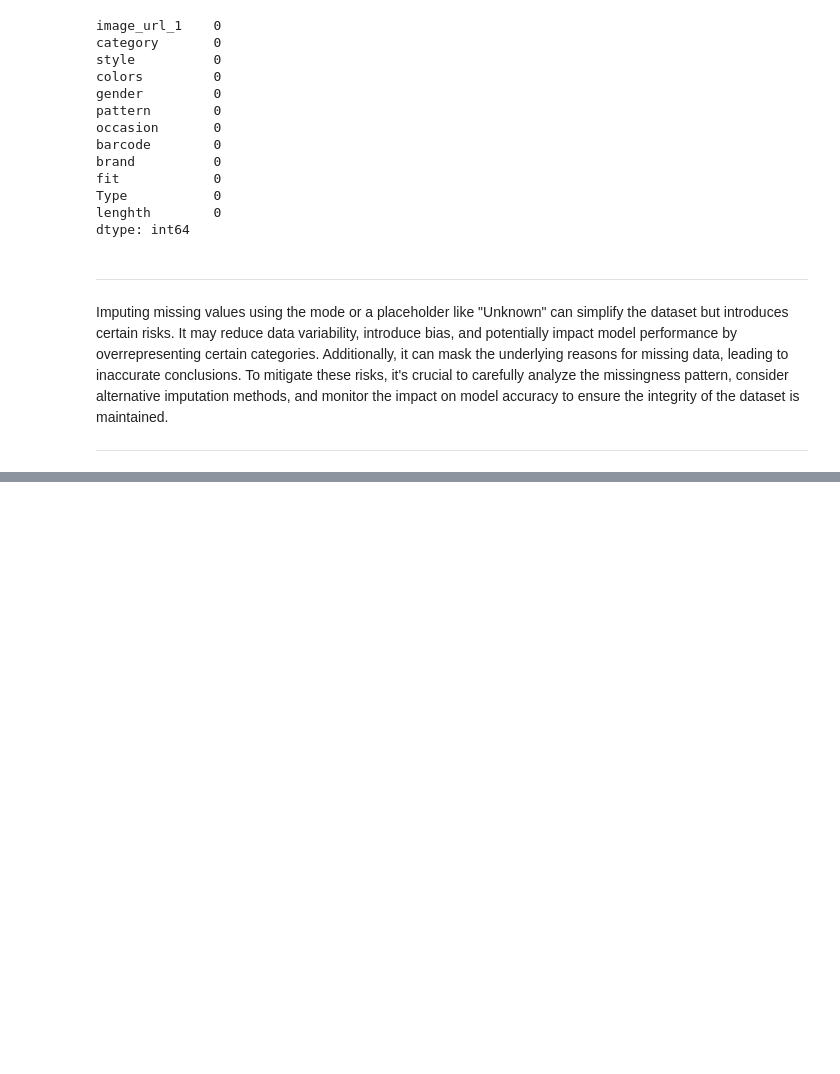
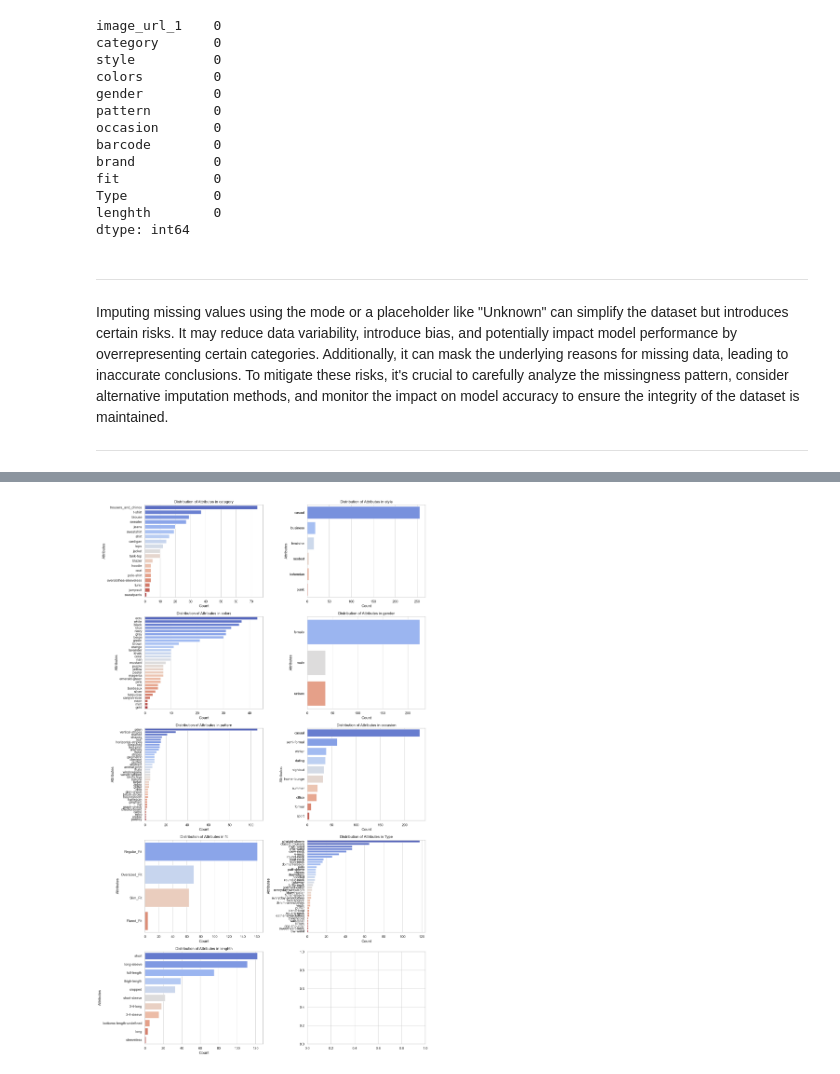
Before and after one commit to sif-eddine-boughris/contourlab_assignment, a Jupyter notebook: Solution/Data_preprocessing(EDA).ipynb, the cells around one changed output, grey strips where cells are left out. Cells and saved outputs as stored; diff of their text form; code cells hidden in the pictures; blank space fills up the shorter version.

```diff
--- a/Solution/Data_preprocessing(EDA).ipynb
+++ b/Solution/Data_preprocessing(EDA).ipynb
@@ -4,7 +4,7 @@ import numpy as np
 import matplotlib.pyplot as plt
 import seaborn as sns
 # %%
-file_path = "sampled_data.csv"
+file_path = "Data/sampled_data.csv"
 df_INIT = pd.read_csv(file_path)
 # %% [markdown]
 ## EDA (Exploratory Data Analysis)
@@ -523,6 +531,8 @@ ____
 # %%
 df_Drop = df_filtered.copy()
 df_Drop = df_Drop.dropna(subset=['fit'])
+df_Drop = df_Drop.dropna(subset=['pattern'])
+df_Drop = df_Drop.dropna(subset=['style'])
 
 print(df_Drop.isnull().sum())
 # %% [output]
@@ -541,0 +645,5 @@ dtype: int64
+# %%
+selected_columns2 = [col for col in df_Imputation.columns if col not in ['brand', 'image_url_1', 'barcode']]
+plot_multivalued_columns(df_Drop,selected_columns)
+# %% [output]
+[figure, added]
```
Also changed, not shown: parts of 12 cells of this notebook, 5 other files.
